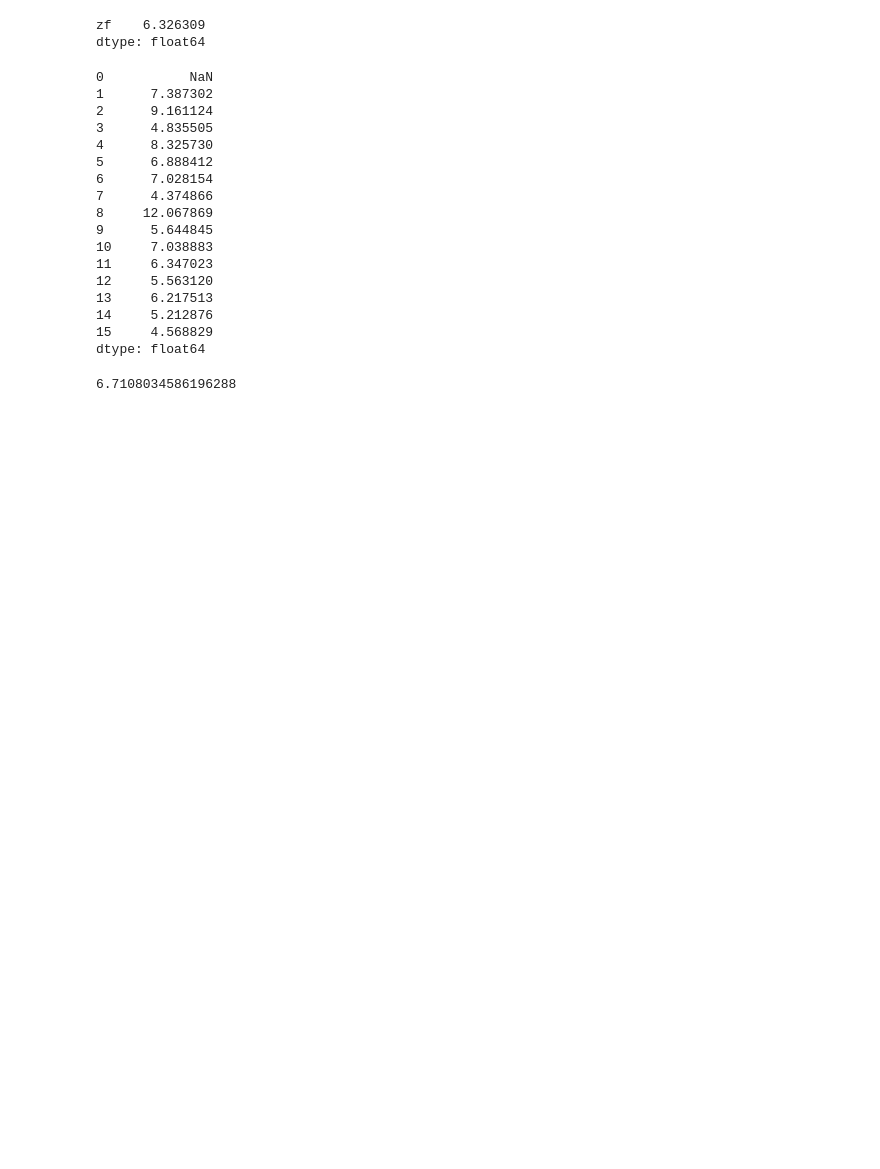
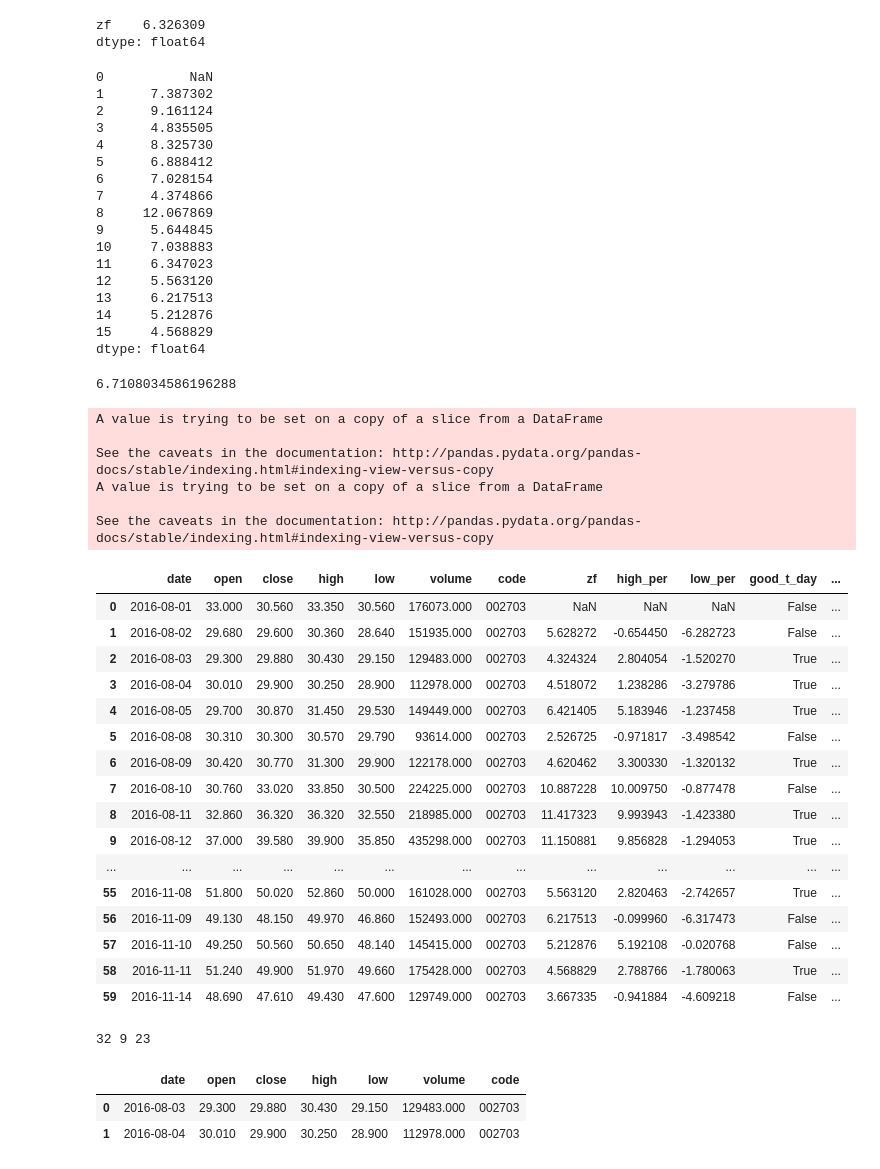
Before and after one commit to sunjiajian/StockWorks, a Jupyter notebook: stockwork_t1.ipynb, the cells around one changed output. Drawn from its saved outputs; the diff is of its cells as text; code cells hidden in the pictures; blank space fills up the shorter version.

```diff
--- a/stockwork_t1.ipynb
+++ b/stockwork_t1.ipynb
@@ -137,3 +137,78 @@ dtype: float64
 datas_zf.mean()
 # %% [output]
 6.7108034586196288
+# %%
+# zf>=4 and highper>=1 and lowper<=-1
+def getGoodDays(stockcode, startdate, enddate):
+    data = ts.get_k_data(stockcode, start=startdate, end=enddate)
+    data['zf'] = [(float(data['high'][i]) - float(data['low'][i])) / float(data['close'][i-1]) * 100 if i > 0 else np.nan for i in range(len(data.index))]
+    data['high_per'] = [float(data['high'][i]) / float(data['close'][i-1]) * 100 - 100 if i > 0 else np.nan for i in range(len(data.index))]
+    data['low_per'] = [float(data['low'][i]) / float(data['close'][i-1]) * 100 - 100 if i > 0 else np.nan for i in range(len(data.index))]
+    data['good_t_day'] = [True if data['zf'][i] >= 4 and data['high_per'][i] >= 1 and data['low_per'][i] <= -1 else False for i in range(len(data.index))]
+    data['buy_sell_good'] = False
+    data['sell_buy_good'] = False
+    for i in range(1, len(data.index)):
+        if data['good_t_day'][i]:
+            ticks = ts.get_tick_data(code=stockcode, date=data['date'][i])
+            if len(ticks.index) <= 0:
+                continue
+            lasthigh = -1
+            lastlow = -1
+            firsthigh = -1
+            firstlow = -1
+            for j in range(len(ticks.index)):
+                if (float(ticks['price'][j]) / float(data['close'][i-1]) * 100 - 100) >= 1 and lasthigh == -1:
+                    lasthigh = j
+                if (float(ticks['price'][j]) / float(data['close'][i-1]) * 100 - 100) <= -1 and lastlow == -1:
+                    lastlow = j
+                if lasthigh >= 0 and lastlow >=0:
+                    break
+            tlen = len(ticks.index) - 1
+            while tlen >= 0:
+                if (float(ticks['price'][j]) / float(data['close'][i-1]) * 100 - 100) >= 1 and firsthigh == -1:
+                    firsthigh = tlen
+                if (float(ticks['price'][j]) / float(data['close'][i-1]) * 100 - 100) <= -1 and firstlow == -1:
+                    firstlow = tlen
+                if firsthigh >= 0 and firstlow >=0:
+                    break
+                tlen -= 1
+            data['sell_buy_good'][i] = firsthigh < lastlow
+            data['buy_sell_good'][i] = firstlow < lasthigh
+    return data
+# %%
+sbdata = getGoodDays(stockcode='002703', startdate='2016-08-01', enddate='2016-11-15')
+sbdata
+# %% [output]
+A value is trying to be set on a copy of a slice from a DataFrame
+
+See the caveats in the documentation: http://pandas.pydata.org/pandas-docs/stable/indexing.html#indexing-view-versus-copy
+A value is trying to be set on a copy of a slice from a DataFrame
+
+See the caveats in the documentation: http://pandas.pydata.org/pandas-docs/stable/indexing.html#indexing-view-versus-copy
+|  | date | open | close | high | low | volume | code | zf | high_per | low_per | good_t_day | ... |
+| 0 | 2016-08-01 | 33.000 | 30.560 | 33.350 | 30.560 | 176073.000 | 002703 | NaN | NaN | NaN | False | ... |
+| 1 | 2016-08-02 | 29.680 | 29.600 | 30.360 | 28.640 | 151935.000 | 002703 | 5.628272 | -0.654450 | -6.282723 | False | ... |
+| 2 | 2016-08-03 | 29.300 | 29.880 | 30.430 | 29.150 | 129483.000 | 002703 | 4.324324 | 2.804054 | -1.520270 | True | ... |
+| 3 | 2016-08-04 | 30.010 | 29.900 | 30.250 | 28.900 | 112978.000 | 002703 | 4.518072 | 1.238286 | -3.279786 | True | ... |
+| 4 | 2016-08-05 | 29.700 | 30.870 | 31.450 | 29.530 | 149449.000 | 002703 | 6.421405 | 5.183946 | -1.237458 | True | ... |
+| 5 | 2016-08-08 | 30.310 | 30.300 | 30.570 | 29.790 | 93614.000 | 002703 | 2.526725 | -0.971817 | -3.498542 | False | ... |
+| 6 | 2016-08-09 | 30.420 | 30.770 | 31.300 | 29.900 | 122178.000 | 002703 | 4.620462 | 3.300330 | -1.320132 | True | ... |
+| 7 | 2016-08-10 | 30.760 | 33.020 | 33.850 | 30.500 | 224225.000 | 002703 | 10.887228 | 10.009750 | -0.877478 | False | ... |
+| 8 | 2016-08-11 | 32.860 | 36.320 | 36.320 | 32.550 | 218985.000 | 002703 | 11.417323 | 9.993943 | -1.423380 | True | ... |
+| 9 | 2016-08-12 | 37.000 | 39.580 | 39.900 | 35.850 | 435298.000 | 002703 | 11.150881 | 9.856828 | -1.294053 | True | ... |
+| ... | ... | ... | ... | ... | ... | ... | ... | ... | ... | ... | ... | ... |
+| 55 | 2016-11-08 | 51.800 | 50.020 | 52.860 | 50.000 | 161028.000 | 002703 | 5.563120 | 2.820463 | -2.742657 | True | ... |
+| 56 | 2016-11-09 | 49.130 | 48.150 | 49.970 | 46.860 | 152493.000 | 002703 | 6.217513 | -0.099960 | -6.317473 | False | ... |
+| 57 | 2016-11-10 | 49.250 | 50.560 | 50.650 | 48.140 | 145415.000 | 002703 | 5.212876 | 5.192108 | -0.020768 | False | ... |
+| 58 | 2016-11-11 | 51.240 | 49.900 | 51.970 | 49.660 | 175428.000 | 002703 | 4.568829 | 2.788766 | -1.780063 | True | ... |
+| 59 | 2016-11-14 | 48.690 | 47.610 | 49.430 | 47.600 | 129749.000 | 002703 | 3.667335 | -0.941884 | -4.609218 | False | ... |
+# %%
+print(sbdata['good_t_day'].sum(), sbdata['buy_sell_good'].sum(), sbdata['sell_buy_good'].sum())
+# %% [output]
+32 9 23
+# %%
+ts.get_k_data(code='002703', ktype='D', start='2016-08-03', end='2016-08-04')
+# %% [output]
+|  | date | open | close | high | low | volume | code |
+| 0 | 2016-08-03 | 29.300 | 29.880 | 30.430 | 29.150 | 129483.000 | 002703 |
+| 1 | 2016-08-04 | 30.010 | 29.900 | 30.250 | 28.900 | 112978.000 | 002703 |
```
Also changed, not shown: parts of 2 cells of this notebook, 8 other files.
